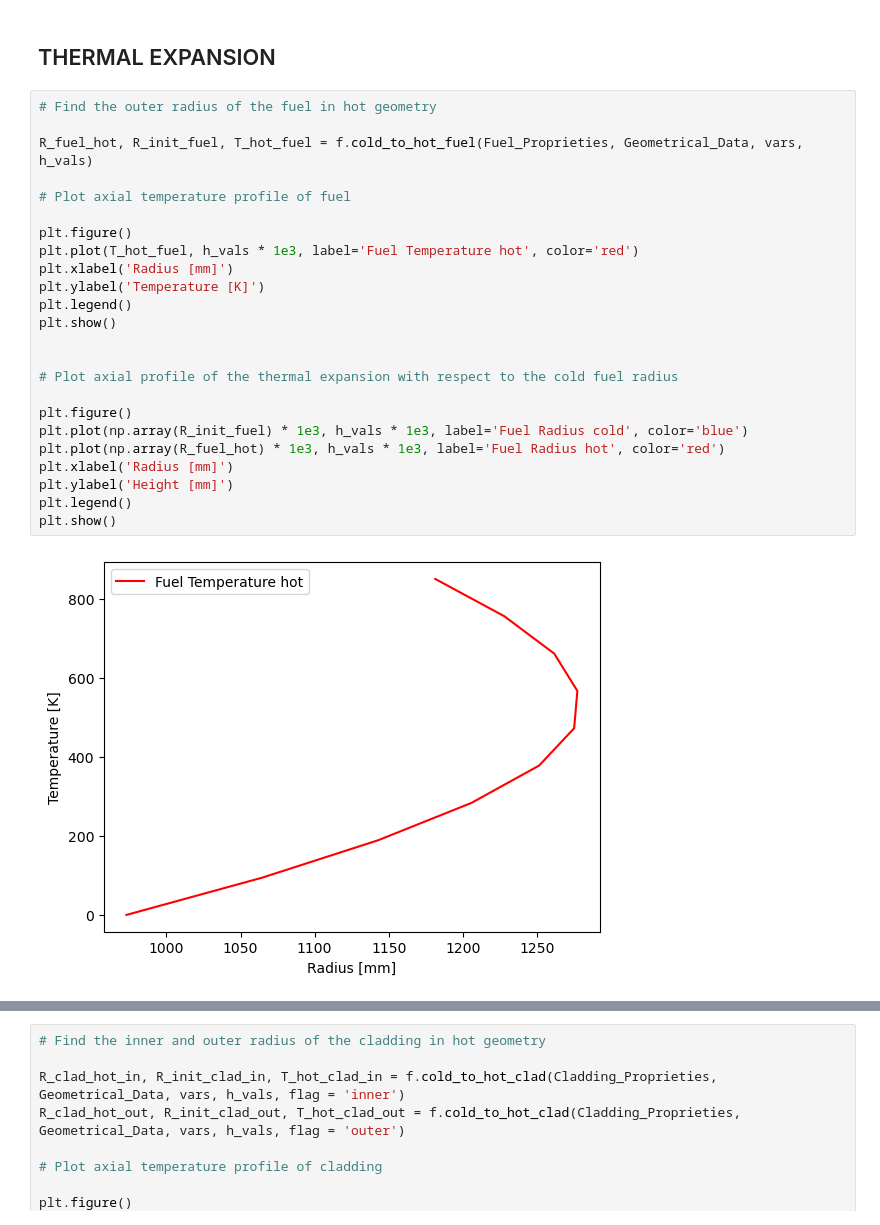
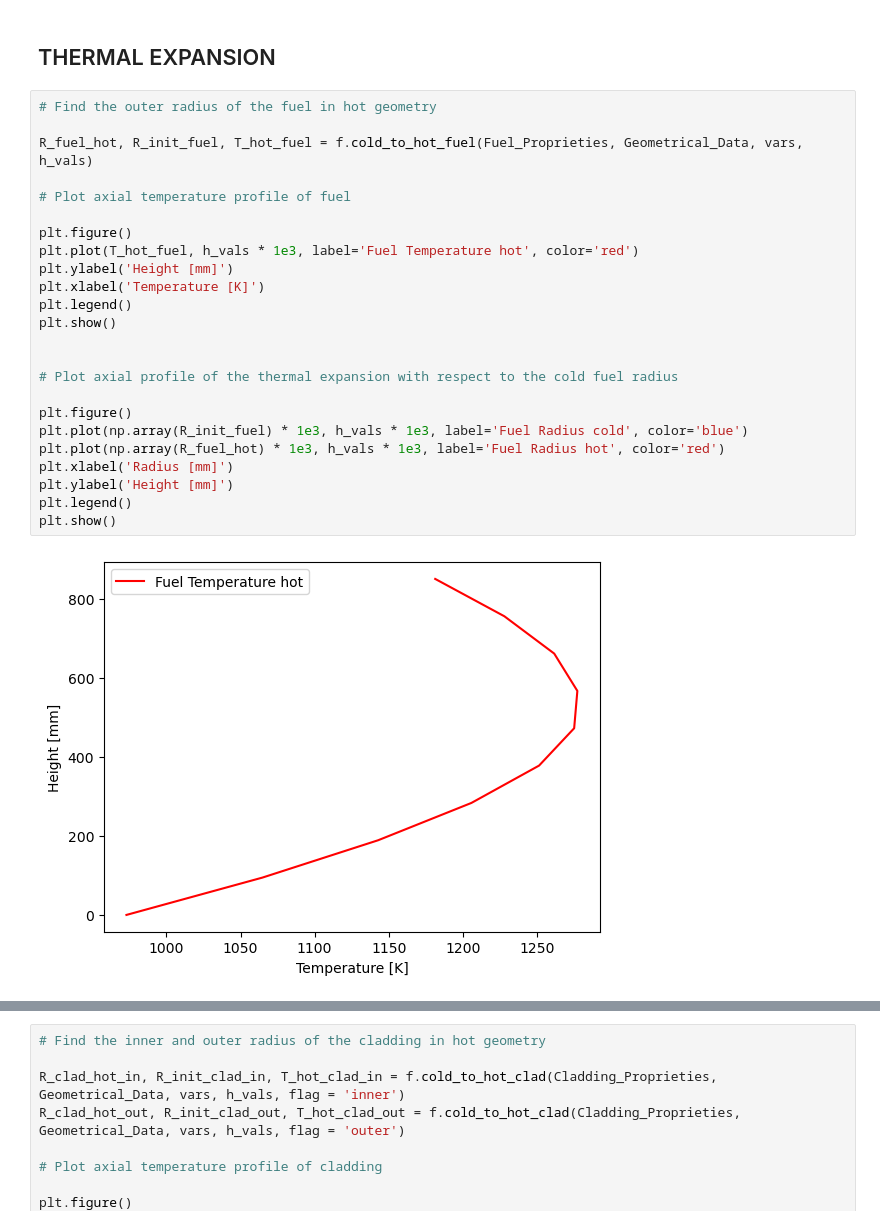
Before and after one commit to simo-pagliu/NDT-Homeworks, a Jupyter notebook: Verification.ipynb, the cells around one changed output, grey strips where cells are left out. Drawn from its saved outputs; the diff is of its cells as text.

```diff
--- a/Verification.ipynb
+++ b/Verification.ipynb
@@ -413,29 +413,29 @@ plt.show()
 # %%
 # Find the outer radius of the fuel in hot geometry
 
 R_fuel_hot, R_init_fuel, T_hot_fuel = f.cold_to_hot_fuel(Fuel_Proprieties, Geometrical_Data, vars, h_vals)
 
 # Plot axial temperature profile of fuel
 
 plt.figure()
 plt.plot(T_hot_fuel, h_vals * 1e3, label='Fuel Temperature hot', color='red')
-plt.xlabel('Radius [mm]')
-plt.ylabel('Temperature [K]')
+plt.ylabel('Height [mm]')
+plt.xlabel('Temperature [K]')
 plt.legend()
 plt.show()
 
 
 # Plot axial profile of the thermal expansion with respect to the cold fuel radius
 
 plt.figure()
 plt.plot(np.array(R_init_fuel) * 1e3, h_vals * 1e3, label='Fuel Radius cold', color='blue')
 plt.plot(np.array(R_fuel_hot) * 1e3, h_vals * 1e3, label='Fuel Radius hot', color='red')
 plt.xlabel('Radius [mm]')
 plt.ylabel('Height [mm]')
 plt.legend()
 plt.show()
 # %% [output]
-[figure, old version]
+[figure, new version]
 [figure]
 # %%
 # Find the inner and outer radius of the cladding in hot geometry
```
